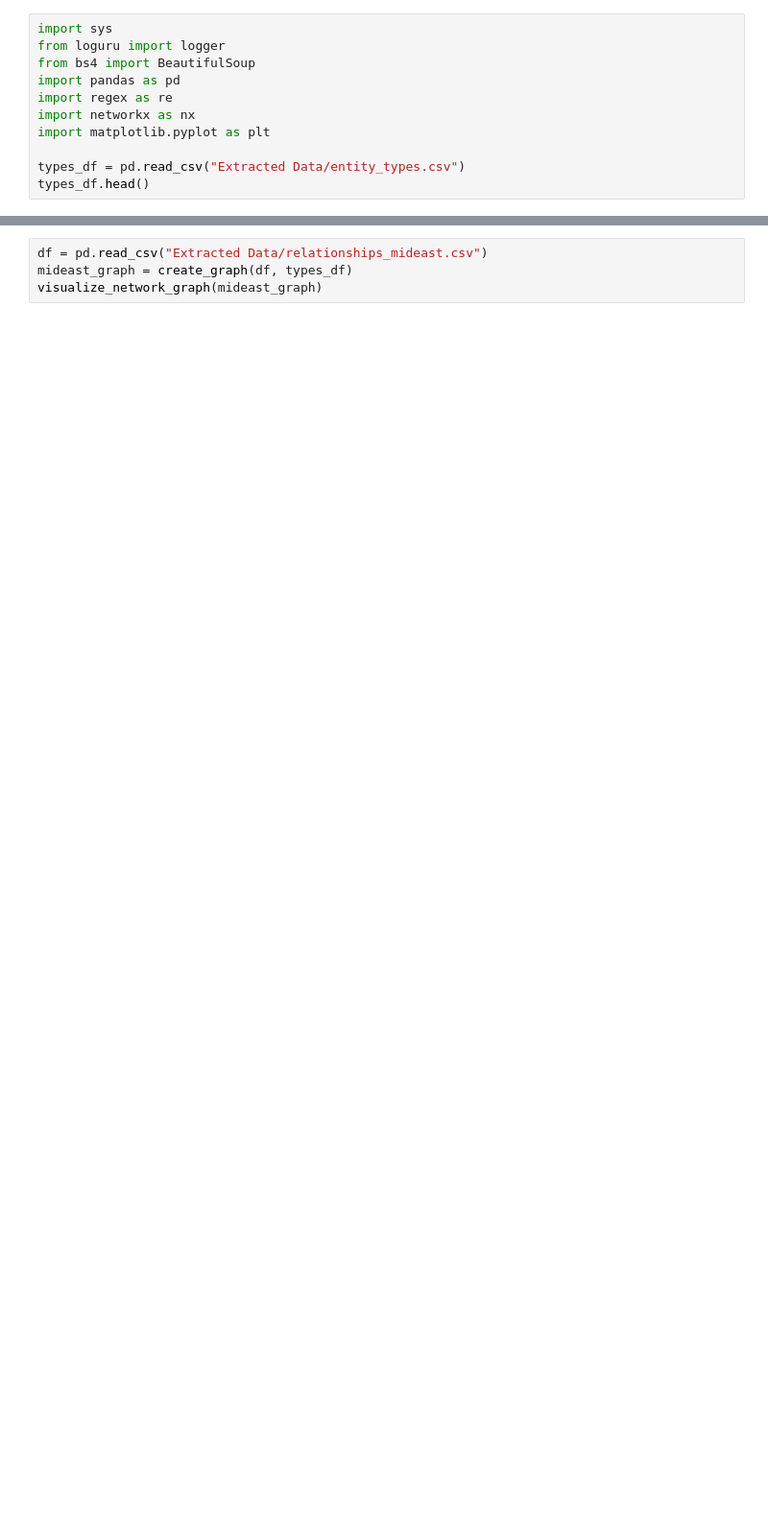
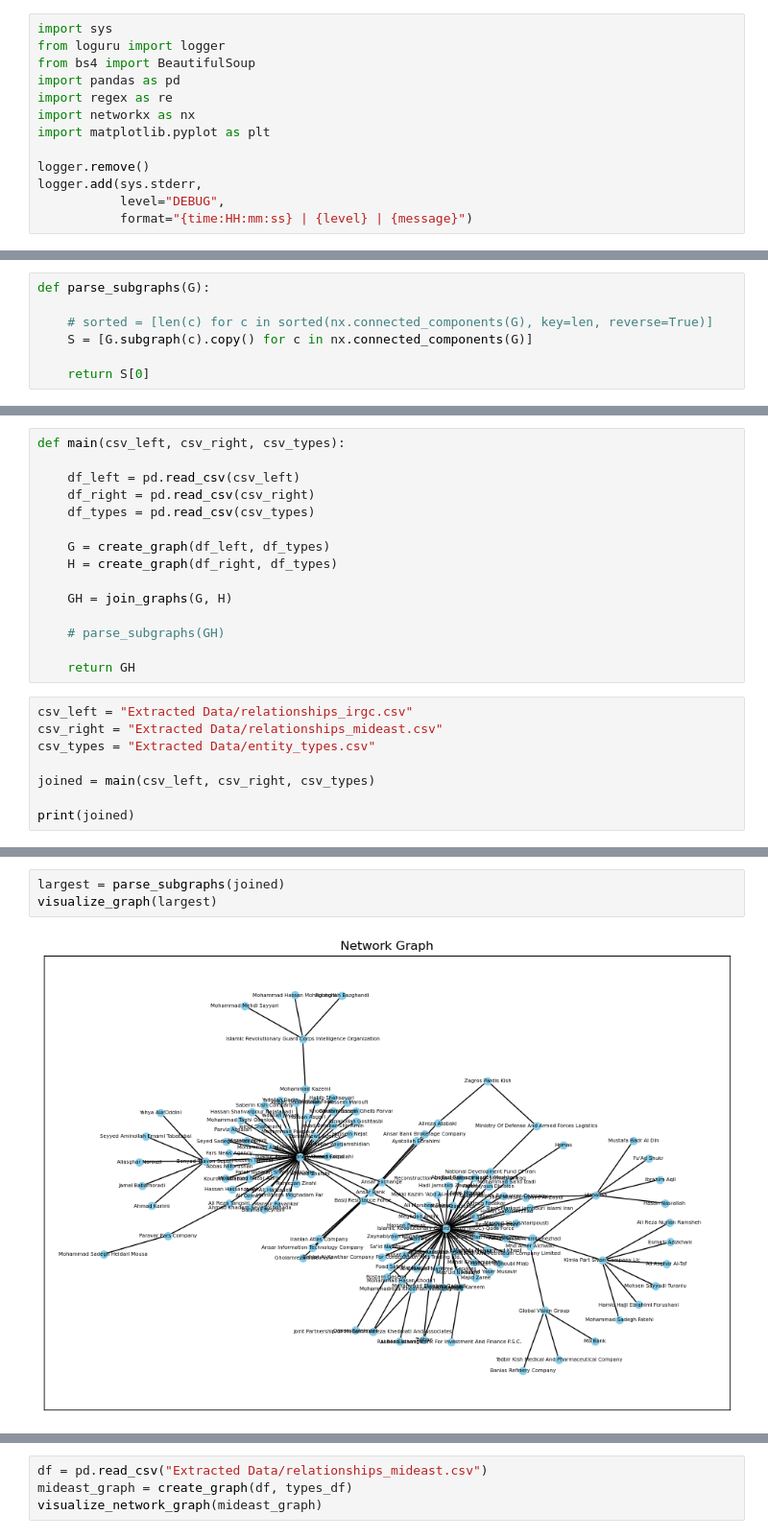
Before and after one commit to hebbd5/sanctions_data_tools, a Jupyter notebook: 1_network_graph.ipynb, the cells around one changed output, grey strips where cells are left out. Shown at 96% size. Drawn from its saved outputs; the diff is of its cells as text; blank space fills up the shorter version.

```diff
--- a/1_network_graph.ipynb
+++ b/1_network_graph.ipynb
@@ -7,6 +7,8 @@ import regex as re
 import networkx as nx
 import matplotlib.pyplot as plt
 
-types_df = pd.read_csv("Extracted Data/entity_types.csv")
-types_df.head()
+logger.remove()
+logger.add(sys.stderr,
+           level="DEBUG",
+           format="{time:HH:mm:ss} | {level} | {message}")
 # %% [output]
@@ -69,0 +99,7 @@ def visualize_network_graph(G):
+# %%
+def parse_subgraphs(G):
+
+    # sorted = [len(c) for c in sorted(nx.connected_components(G), key=len, reverse=True)]
+    S = [G.subgraph(c).copy() for c in nx.connected_components(G)]
+
+    return S[0]
@@ -69,0 +110,23 @@ def visualize_network_graph(G):
+# %%
+def main(csv_left, csv_right, csv_types):
+
+    df_left = pd.read_csv(csv_left)
+    df_right = pd.read_csv(csv_right)
+    df_types = pd.read_csv(csv_types)
+
+    G = create_graph(df_left, df_types)
+    H = create_graph(df_right, df_types)
+
+    GH = join_graphs(G, H)
+
+    # parse_subgraphs(GH)
+
+    return GH
+# %%
+csv_left = "Extracted Data/relationships_irgc.csv"
+csv_right = "Extracted Data/relationships_mideast.csv"
+csv_types = "Extracted Data/entity_types.csv"
+
+joined = main(csv_left, csv_right, csv_types)
+
+print(joined)
@@ -69,0 +151,5 @@ def visualize_network_graph(G):
+# %%
+largest = parse_subgraphs(joined)
+visualize_graph(largest)
+# %% [output]
+[figure, added]
```
Also changed, not shown: parts of 14 cells of this notebook, 3 other files.
